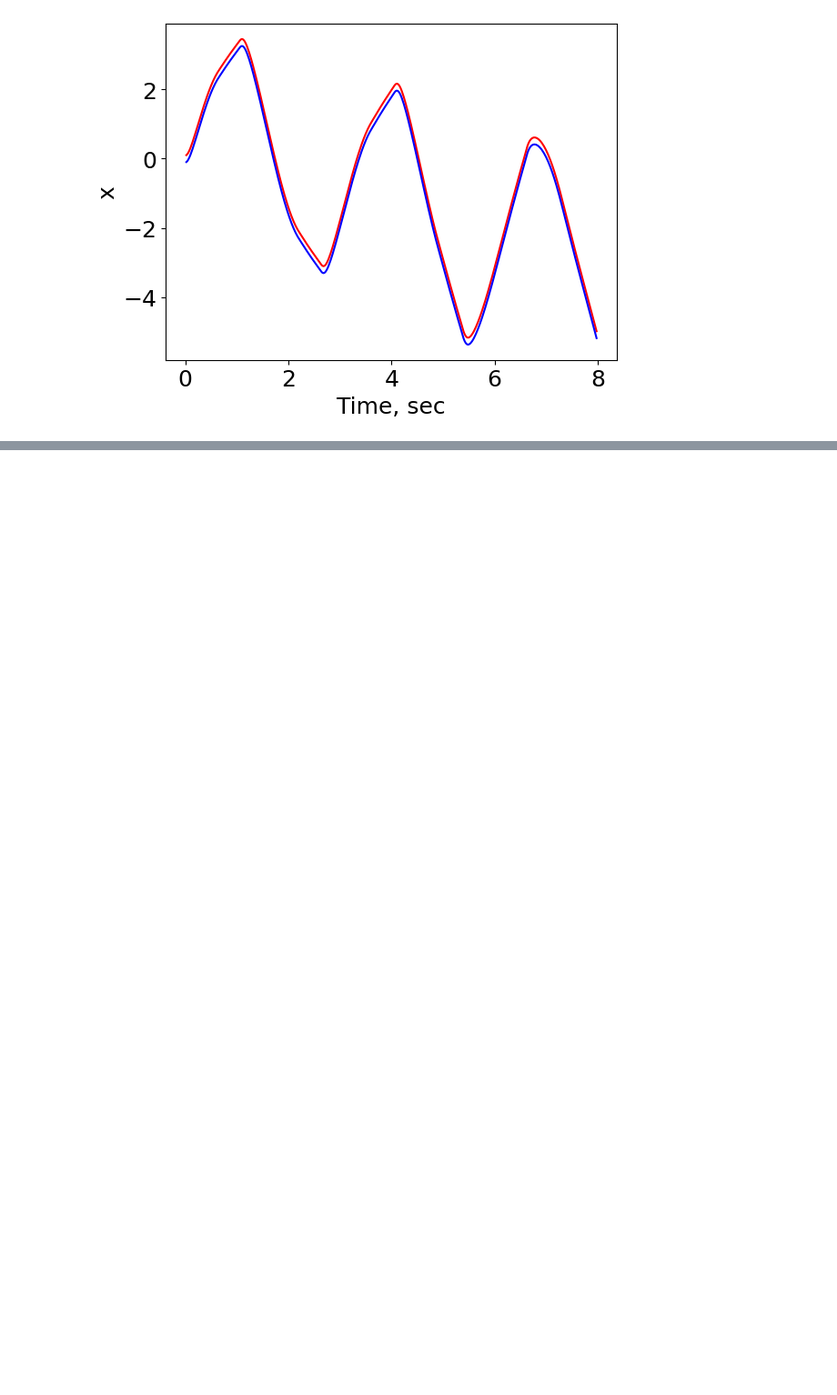
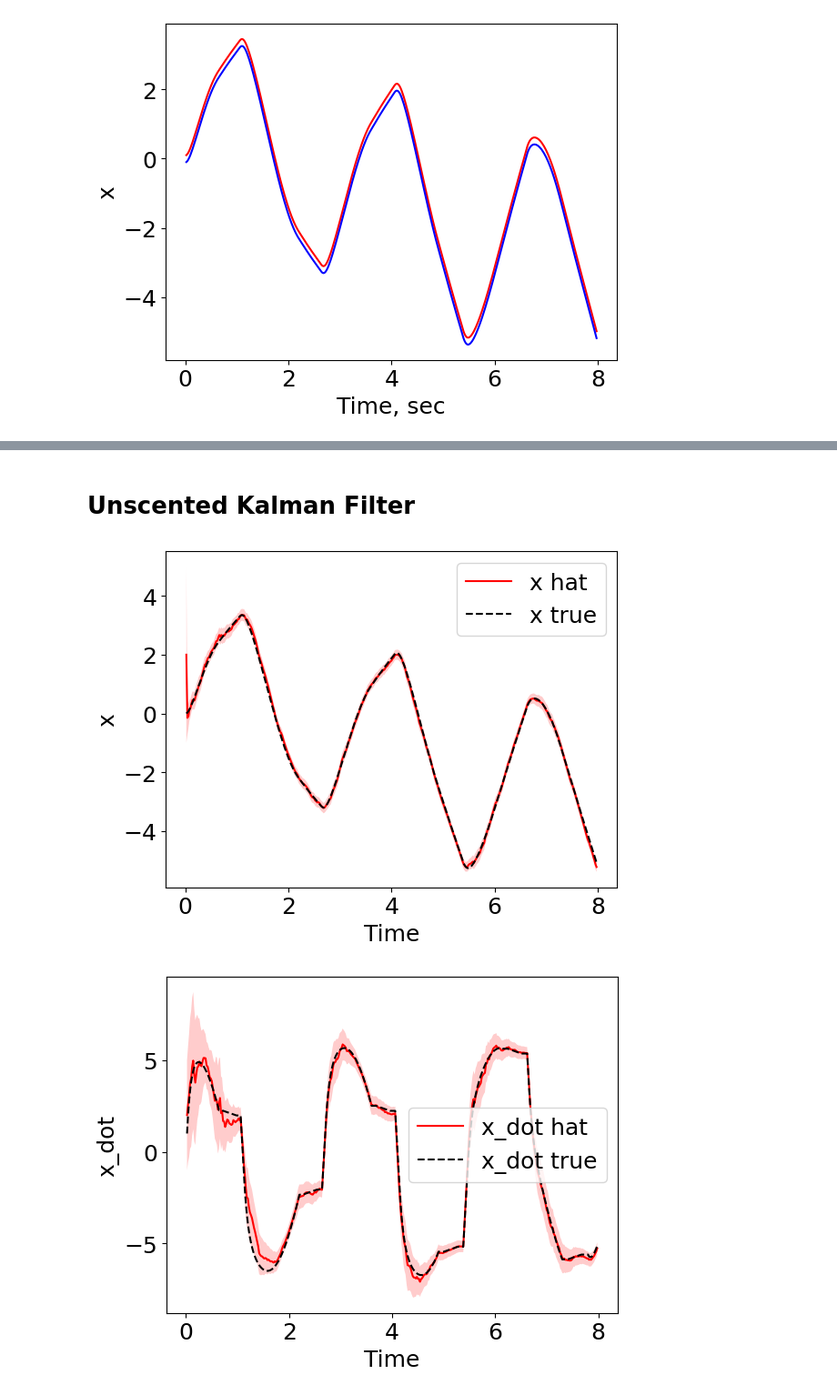
Before and after one commit to tylerjohnbecker/Nonlinear_and_Data_Driven_Estimation, a Jupyter notebook: BouncingBall.ipynb, the cells around one changed output, grey strips where cells are left out. Shown at 91% size. Saved outputs shown, nothing was run; the diff lists cells and outputs as text; code cells hidden in the pictures; blank space fills up the shorter version.

```diff
--- a/BouncingBall.ipynb
+++ b/BouncingBall.ipynb
@@ -979,0 +1013,6 @@ fig.subplots_adjust(left=None, bottom=None, right=None, top=None, wspace=0.3, hs
+# %% [markdown]
+# Unscented Kalman Filter
+# %%
+UKF = unscented_kalman_filter.UKF(f_sigm_combined_nonlinear, h_three_states, x0, u0, P0, Q, R,
+                                 dynamics_type='continuous', discretization_timestep=dt,
+                                 alpha=.1)
@@ -979,0 +1021,3 @@ fig.subplots_adjust(left=None, bottom=None, right=None, top=None, wspace=0.3, hs
+# %%
+# State estimate
+x_est = pd.DataFrame(np.vstack(UKF.history['X']), columns=['x', 'x_dot', 'z', 'z_dot', 'theta', 'theta_dot', 'm', 'e', 'mu'])
@@ -979,0 +1028,16 @@ fig.subplots_adjust(left=None, bottom=None, right=None, top=None, wspace=0.3, hs
+# %%
+# linear components
+plot_state('x', open_loop_sim[1], x_est)
+plot_state('x_dot', open_loop_sim[1], x_est)
+plot_state('z', open_loop_sim[1], x_est)
+plot_state('z_dot', open_loop_sim[1], x_est)
+plot_state('theta', open_loop_sim[1], x_est)
+plot_state('theta_dot', open_loop_sim[1], x_est)
+
+# nonlinear components
+plot_state('m', open_loop_sim[1], x_est)
+plot_state('e', open_loop_sim[1], x_est)
+plot_state('mu', open_loop_sim[1], x_est)
+# %% [output]
+[figure, added]
+[figure, added]
```
Also changed, not shown: parts of 36 cells of this notebook.
